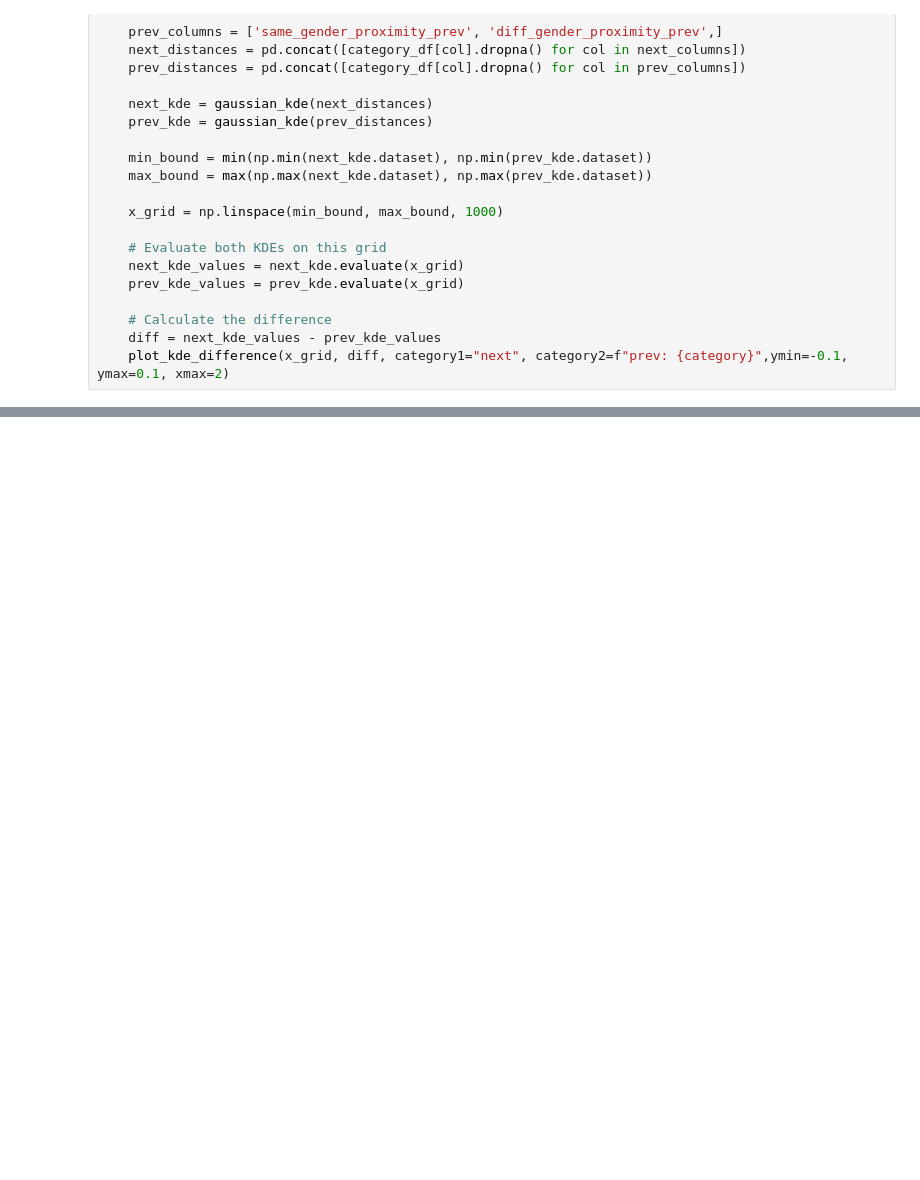
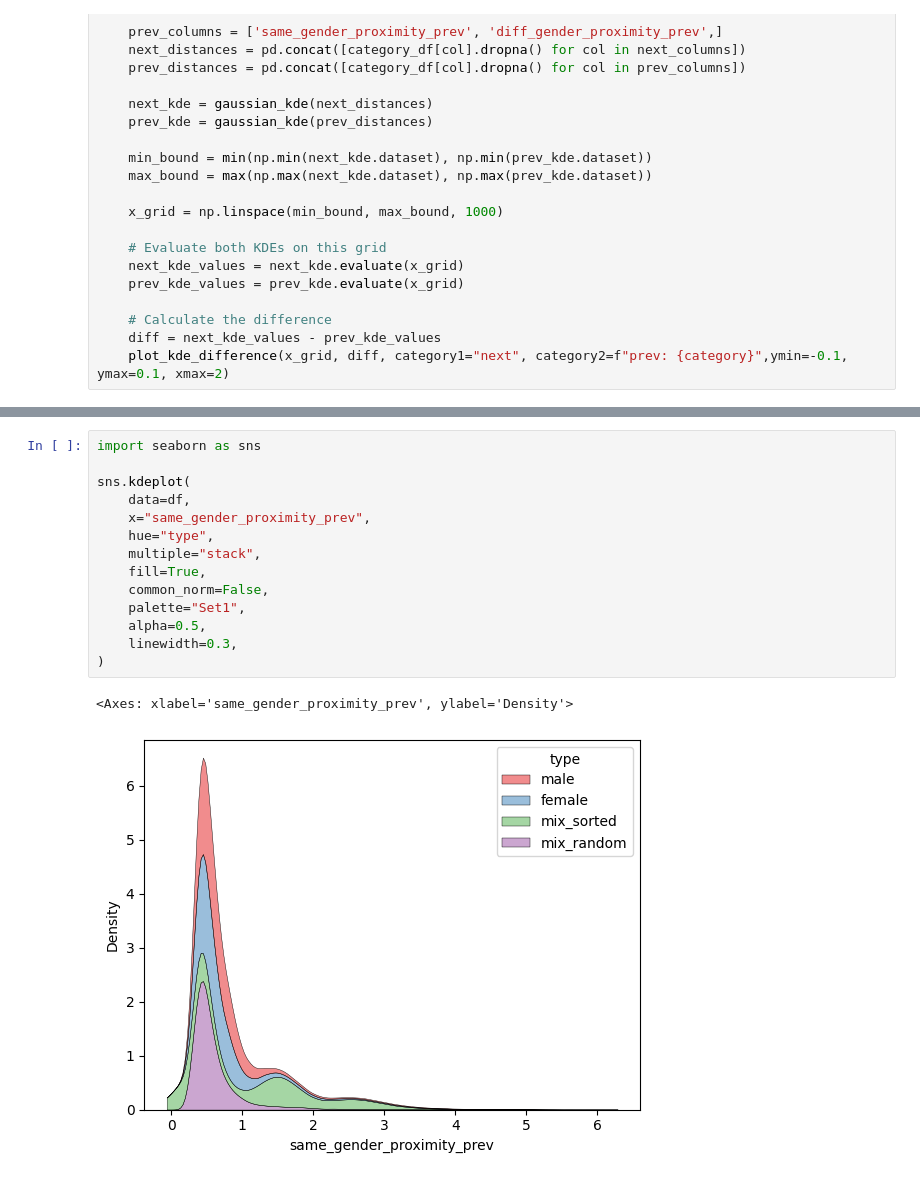
Before and after one commit to PedestrianDynamics/gender-experiments, a Jupyter notebook: notebooks/pdf.ipynb, the cells around one changed output, grey strips where cells are left out. Drawn from its saved outputs; the diff is of its cells as text; blank space fills up the shorter version.

```diff
--- a/notebooks/pdf.ipynb
+++ b/notebooks/pdf.ipynb
@@ -272,0 +288,17 @@ for category in categories:
+# %%
+import seaborn as sns
+
+sns.kdeplot(
+    data=df,
+    x="same_gender_proximity_prev",
+    hue="type",
+    multiple="stack",
+    fill=True,
+    common_norm=False,
+    palette="Set1",
+    alpha=0.5,
+    linewidth=0.3,
+)
+# %% [output]
+<Axes: xlabel='same_gender_proximity_prev', ylabel='Density'>
+[figure, added]
```
Also changed, not shown: parts of 14 cells of this notebook, 2 other files.
